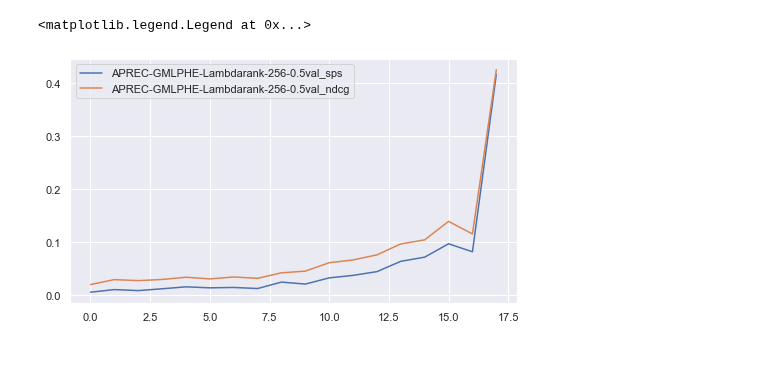
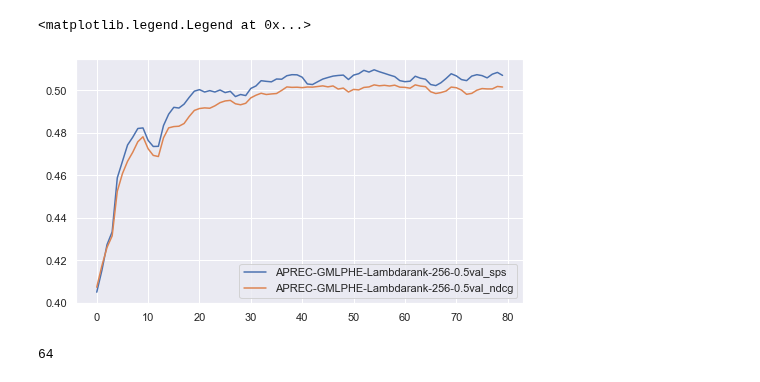
Before and after one commit to asash/gptrec_rl, a Jupyter notebook: evaluation/Results_analysis.ipynb, the cells around one changed output. Cells and saved outputs as stored; diff of their text form; code cells hidden in the pictures.

```diff
--- a/evaluation/Results_analysis.ipynb
+++ b/evaluation/Results_analysis.ipynb
@@ -71,7 +71,7 @@ def get_data_from_logs(logfile, experiment_num):
 def moving_average(x, w):
     return np.convolve(x, np.ones(w), 'valid') / w
 # %%
-experiment_logs = './results/booking_config_2021_01_23T17_32_07/stdout'
+experiment_logs = './results/booking_config_2021_01_23T22_11_53/stdout'
 data = get_data_from_logs(experiment_logs, 0)
 data
 # %% [output]
@@ -105,30 +105,34 @@ df
 # %%
 def get_metric(metric_history, metric_name):
     result = []
     for item in metric_history:
         try:
             result.append(item[metric_name])
         except:
             print(item)
     return result
 
 plt.figure(figsize=(8, 4.5))
 for recommender in data:
     if len(recommender['metrics_history']) > 0:
         history = recommender['metrics_history']
         ndcg = get_metric(history, 'ndcg_at_40')
-        val_ndcg = moving_average(get_metric(history, 'val_ndcg_at_40'), 1)
+        val_ndcg = moving_average(get_metric(history, 'val_ndcg_at_40'), 3)
 
         success = get_metric(history, 'Success_at_4')
-        val_success = moving_average(get_metric(history, 'val_Success_at_4'), 1)
+        val_success = moving_average(get_metric(history, 'val_Success_at_4'), 3)
 
         plt.plot(val_success, label=recommender['model_name'] + "val_sps")
         #plt.plot(success, label=recommender['model_name'] + "sps")
 
         plt.plot(val_ndcg, label=recommender['model_name'] + "val_ndcg")
-        #plt.plot(ndcg, label=recommender['model_name'] + "ndcg")
+       # plt.plot(ndcg, label=recommender['model_name'] + "ndcg")
         #plt.plot(val_success, label=recommender['model_name'] + "_val_sps")
 plt.legend()
 # %% [output]
 <matplotlib.legend.Legend at 0x...>
-[figure, old version]
+[figure, new version]
+# %%
+np.argmax(val_ndcg)
+# %% [output]
+64
```
Also changed, not shown: parts of 2 cells of this notebook, 2 other files.
